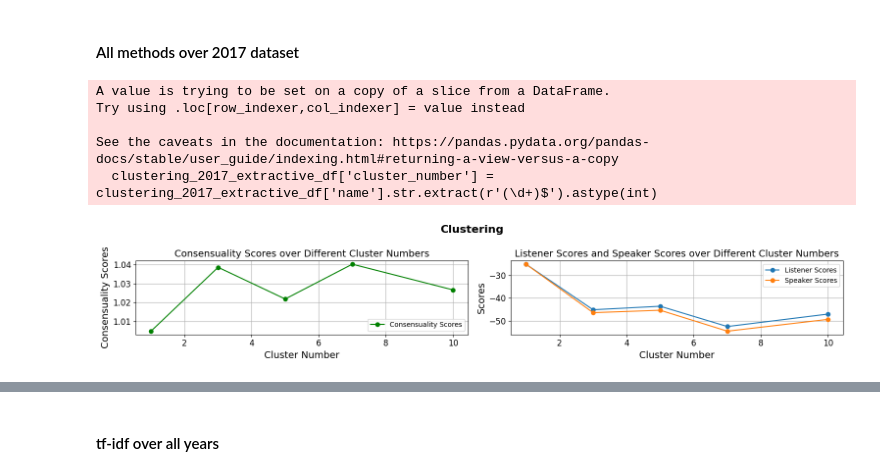
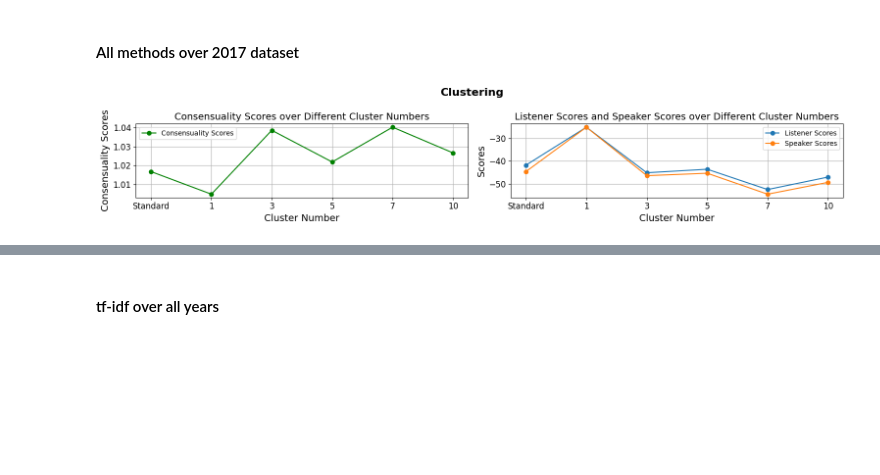
Before and after one commit to Asterisks-NLP/GLIMPSE-ASTERISKS, a Jupyter notebook: Plots_Tables.ipynb, the cells around one changed output, grey strips where cells are left out. Saved outputs shown, nothing was run; the diff lists cells and outputs as text; code cells hidden in the pictures; blank space fills up the shorter version.

```diff
--- a/Plots_Tables.ipynb
+++ b/Plots_Tables.ipynb
@@ -156,44 +156,43 @@ tfidf_2020_df
 # %% [markdown]
 #### All methods over 2017 dataset
 # %%
-# Extract cluster numbers from the 'name' column
-clustering_2017_extractive_df['cluster_number'] = clustering_2017_extractive_df['name'].str.extract(r'(\d+)$').astype(int)
+# Extract the first row
+first_row = original_extractive_df.iloc[[0]]
+
+# Concatenate the first row to the DataFrame
+clustering_2017_extractive_df2 = pd.concat([first_row, clustering_2017_extractive_df], ignore_index=True)
+clustering_2017_extractive_df2['cluster_number'] = ['Standard', '1', '3', '5', '7', '10']
 
 # Set default font size for all text elements
 plt.rcParams.update({'font.size': 12})
 
 # Create subplots
 fig, (ax1, ax2) = plt.subplots(1, 2, figsize=(15.5, 3))
 fig.suptitle('Clustering', fontweight='bold', fontsize=16)
 
 # Plot consensuality_scores
-ax1.plot(clustering_2017_extractive_df['cluster_number'], clustering_2017_extractive_df['consensuality_scores'], label='Consensuality Scores', c='green', marker='o')
+ax1.plot(clustering_2017_extractive_df2['cluster_number'], clustering_2017_extractive_df2['consensuality_scores'], label='Consensuality Scores', c='green', marker='o')
 ax1.set_xlabel('Cluster Number', fontsize=14)
 ax1.set_ylabel('Consensuality Scores', fontsize=14)
 ax1.set_title('Consensuality Scores over Different Cluster Numbers', fontsize=14)
 ax1.legend(fontsize=10)
 ax1.grid(True)
 
 # Plot listener_df and speaker_df
-ax2.plot(clustering_2017_extractive_df['cluster_number'], clustering_2017_extractive_df['listener_df'], label='Listener Scores', marker='o')
-ax2.plot(clustering_2017_extractive_df['cluster_number'], clustering_2017_extractive_df['speaker_df'], label='Speaker Scores', marker='o')
+ax2.plot(clustering_2017_extractive_df2['cluster_number'], clustering_2017_extractive_df2['listener_df'], label='Listener Scores', marker='o')
+ax2.plot(clustering_2017_extractive_df2['cluster_number'], clustering_2017_extractive_df2['speaker_df'], label='Speaker Scores', marker='o')
 ax2.set_xlabel('Cluster Number', fontsize=14)
 ax2.set_ylabel('Scores', fontsize=14)
 ax2.set_title('Listener Scores and Speaker Scores over Different Cluster Numbers', fontsize=14)
 ax2.legend(fontsize=10)
 ax2.grid(True)
 
 # Adjust layout
 plt.tight_layout()
 plt.show()
 
 # Save the figure
 fig.savefig('images/clustering.png')
 # %% [output]
-A value is trying to be set on a copy of a slice from a DataFrame.
-Try using .loc[row_indexer,col_indexer] = value instead
-
-See the caveats in the documentation: https://pandas.pydata.org/pandas-docs/stable/user_guide/indexing.html#returning-a-view-versus-a-copy
-  clustering_2017_extractive_df['cluster_number'] = clustering_2017_extractive_df['name'].str.extract(r'(\d+)$').astype(int)
-[figure, old version]
+[figure, new version]
 # %%
```
Also changed, not shown: parts of 4 cells of this notebook, 3 other files.
